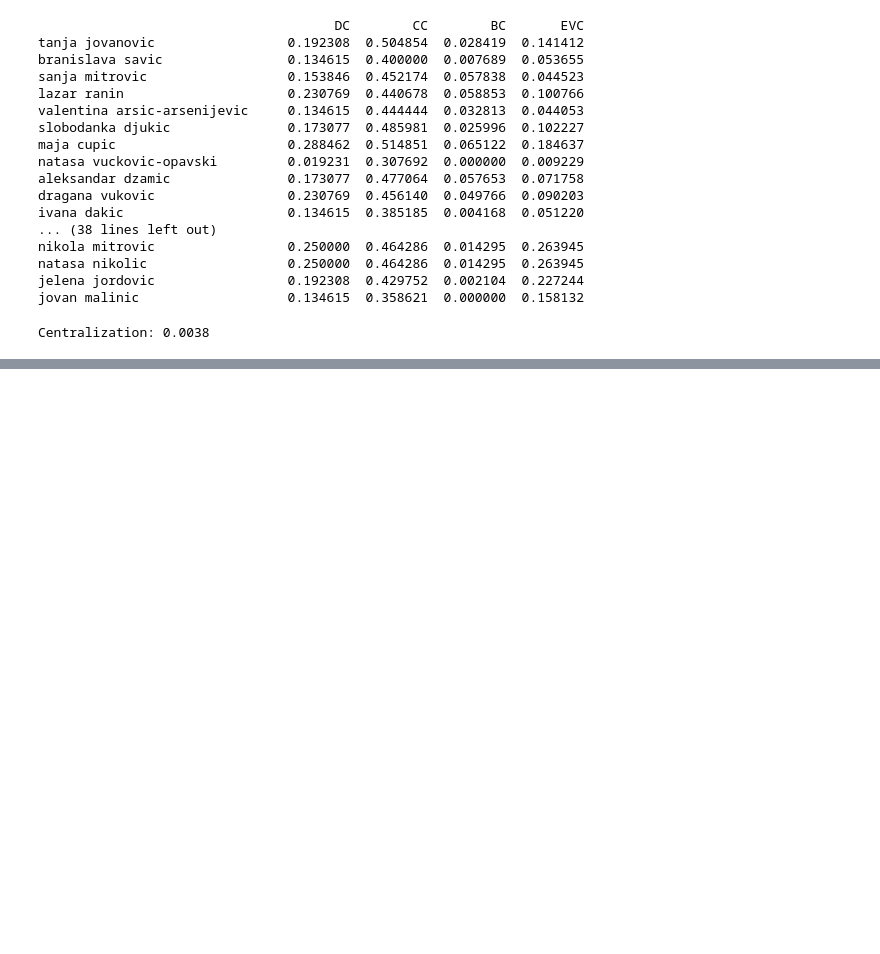
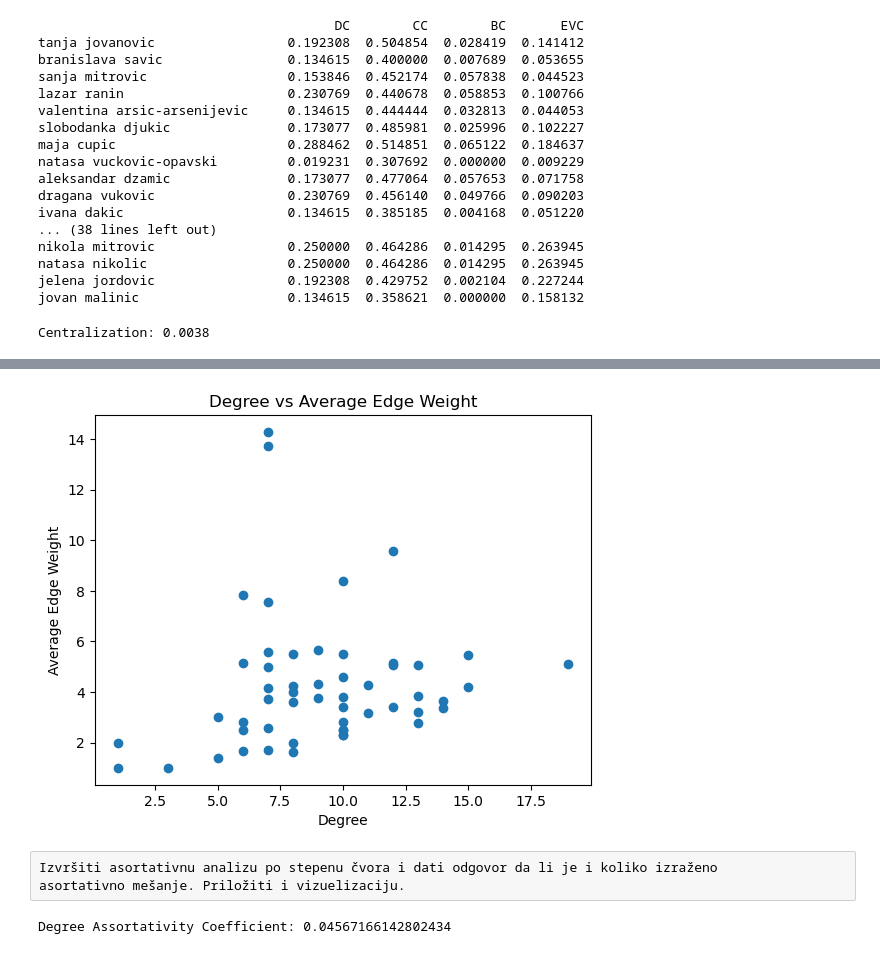
Before and after one commit to andrijanamikovic/Analiza-naucne-produkcije, a Jupyter notebook: creation_of_nm.ipynb, the cells around one changed output, grey strips where cells are left out. Drawn from its saved outputs; the diff is of its cells as text; code cells hidden in the pictures; blank space fills up the shorter version.

```diff
--- a/creation_of_nm.ipynb
+++ b/creation_of_nm.ipynb
@@ -154,0 +220,20 @@ Centralization: 0.0038
+# %%
+# 2. Degree vs. Average Edge Weight
+degrees = dict(G.degree())
+strengths = dict(G.degree(weight='weight'))
+avg_edge_weights = {node: strengths[node] / degrees[node] for node in G.nodes()}
+plt.scatter(degrees.values(), avg_edge_weights.values())
+plt.title('Degree vs Average Edge Weight')
+plt.xlabel('Degree')
+plt.ylabel('Average Edge Weight')
+plt.show()
+# %% [output]
+[figure, added]
+# %% [raw]
+Izvršiti asortativnu analizu po stepenu čvora i dati odgovor da li je i koliko izraženo
+asortativno mešanje. Priložiti i vizuelizaciju.
+# %%
+assortativity_coefficient = nx.degree_assortativity_coefficient(G)
+print(f'Degree Assortativity Coefficient: {assortativity_coefficient}')
+# %% [output]
+Degree Assortativity Coefficient: 0.04567166142802434
```
Also changed, not shown: parts of 18 cells of this notebook, 1 other file.
